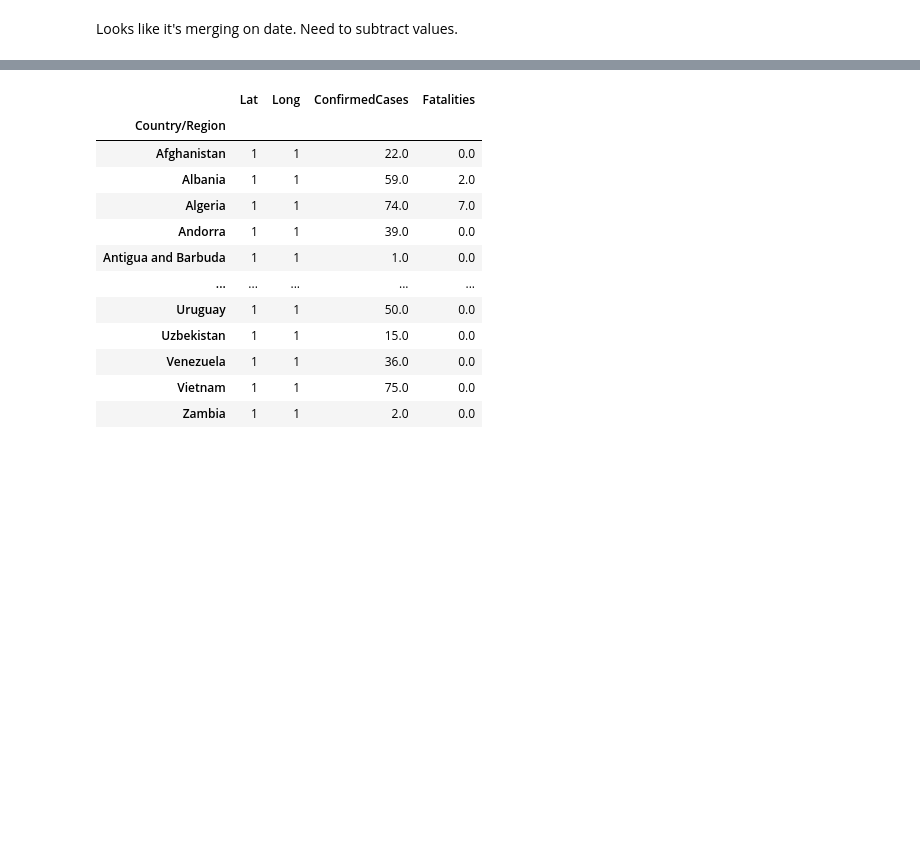
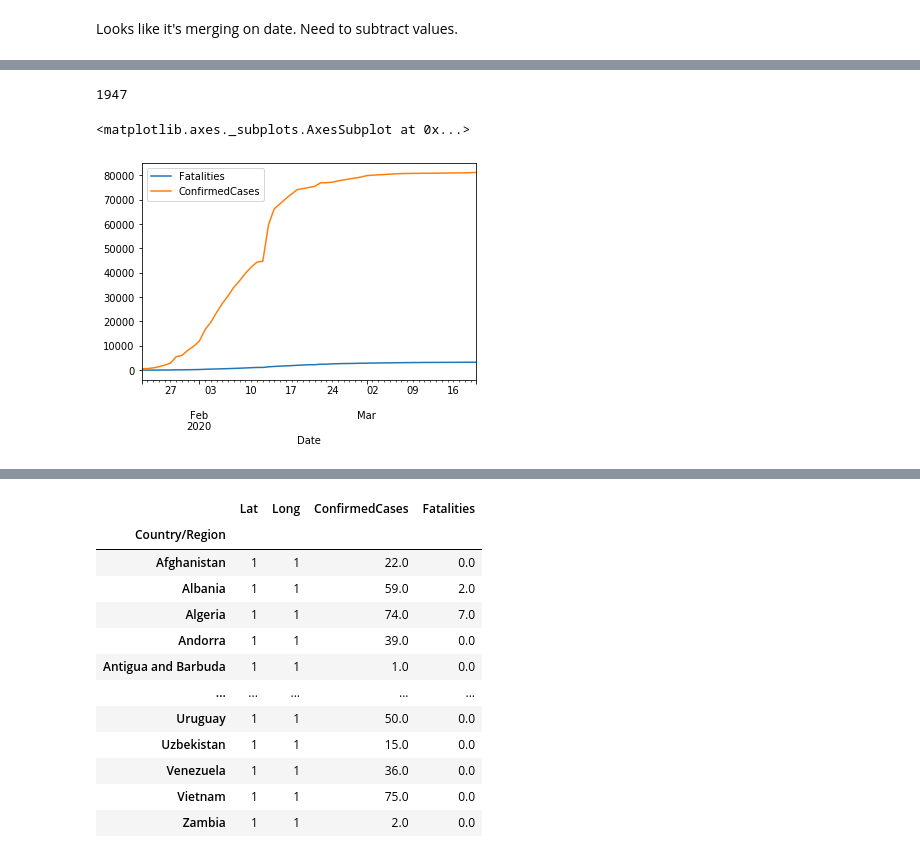
Before and after one commit to klostest/kaggle-covid, a Jupyter notebook: Steve/01_Explore_data.ipynb, the cells around one changed output, grey strips where cells are left out. Saved outputs shown, nothing was run; the diff lists cells and outputs as text; code cells hidden in the pictures; blank space fills up the shorter version.

Commit message:
time series plotting by country

```diff
--- a/Steve/01_Explore_data.ipynb
+++ b/Steve/01_Explore_data.ipynb
@@ -266,0 +270,11 @@ fd_df.plot()
+# %%
+china_mask = train['Country/Region'] == 'China'
+china_mask.sum()
+# %% [output]
+1947
+# %%
+train[china_mask].groupby('Date').agg({'Fatalities':'sum',
+                                      'ConfirmedCases':'sum'}).plot()
+# %% [output]
+<matplotlib.axes._subplots.AxesSubplot at 0x...>
+[figure, added]
```
Also changed, not shown: parts of 23 cells of this notebook, 2 other files.
